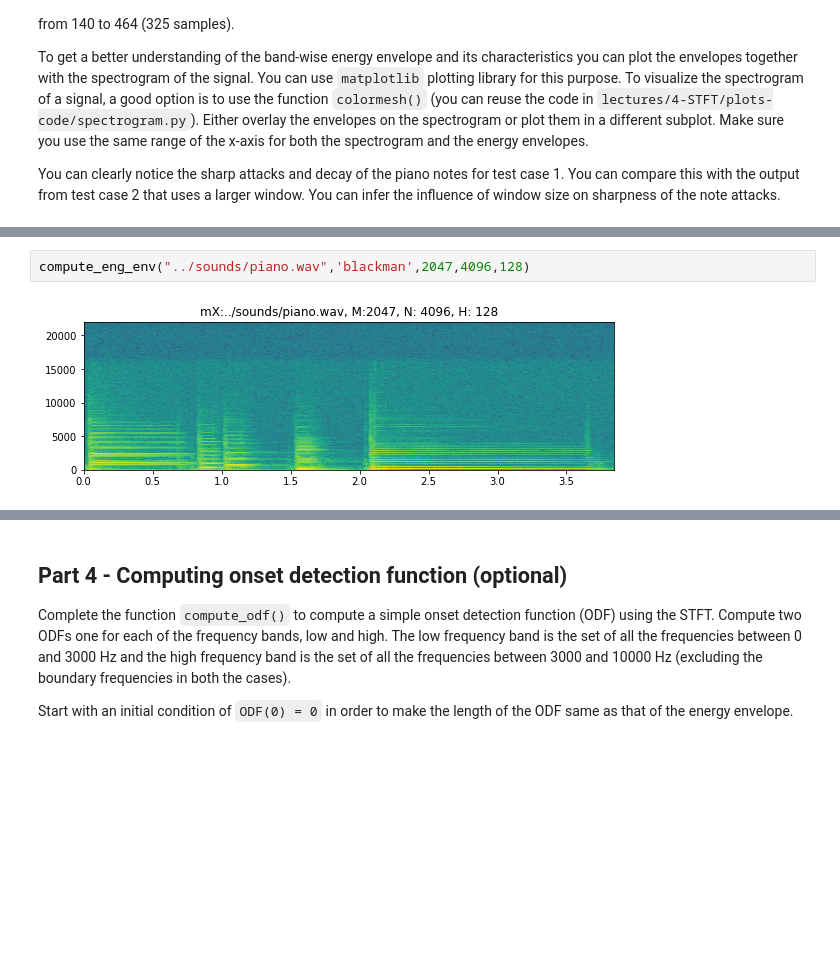
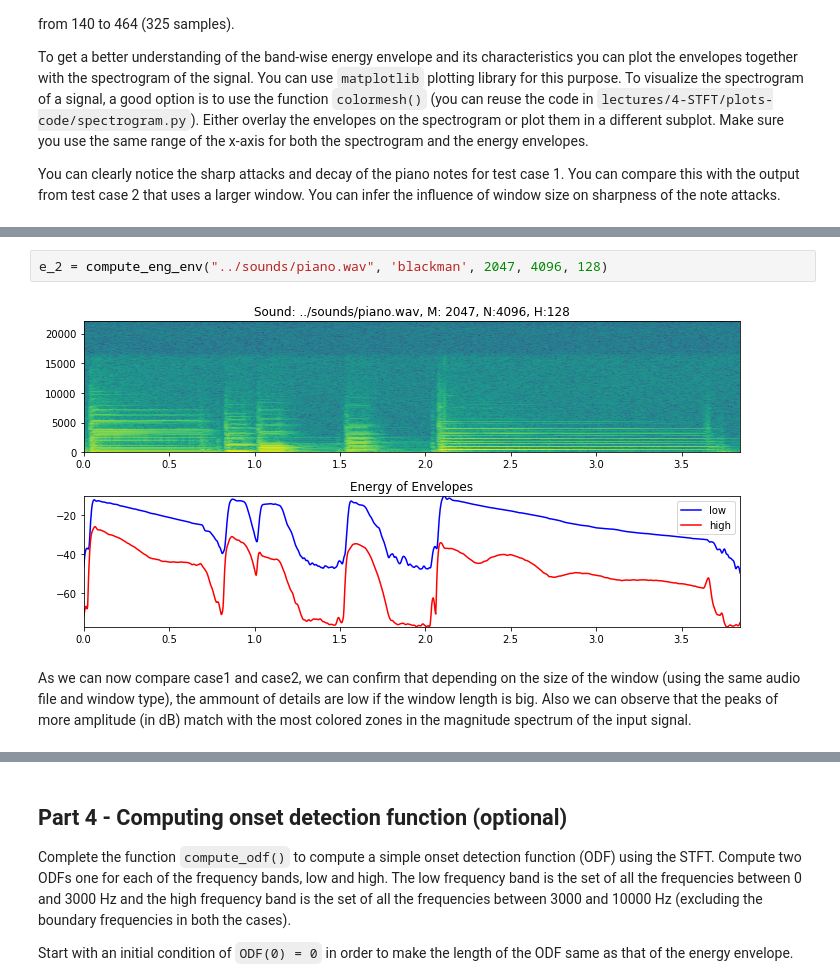
Before and after one commit to RamanS11/sms-tools, a Jupyter notebook: notebooks/E4-STFT.ipynb, the cells around one changed output, grey strips where cells are left out. Saved outputs shown, nothing was run; the diff lists cells and outputs as text; blank space fills up the shorter version.

```diff
--- a/notebooks/E4-STFT.ipynb
+++ b/notebooks/E4-STFT.ipynb
@@ -378,5 +372,7 @@ energias = compute_eng_env("../sounds/piano.wav",'blackman',513,1024,128)
 # %%
-compute_eng_env("../sounds/piano.wav",'blackman',2047,4096,128)
+e_2 = compute_eng_env("../sounds/piano.wav", 'blackman', 2047, 4096, 128)
 # %% [output]
-[figure, old version]
+[figure, new version]
+# %% [markdown]
+As we can now compare case1 and case2, we can confirm that depending on the size of the window (using the same audio file and window type), the ammount of details are low if the window length is big. Also we can observe that the peaks of more amplitude (in dB) match with the most colored zones in the magnitude spectrum of the input signal.
 # %%
```
Also changed, not shown: parts of 14 cells of this notebook.
